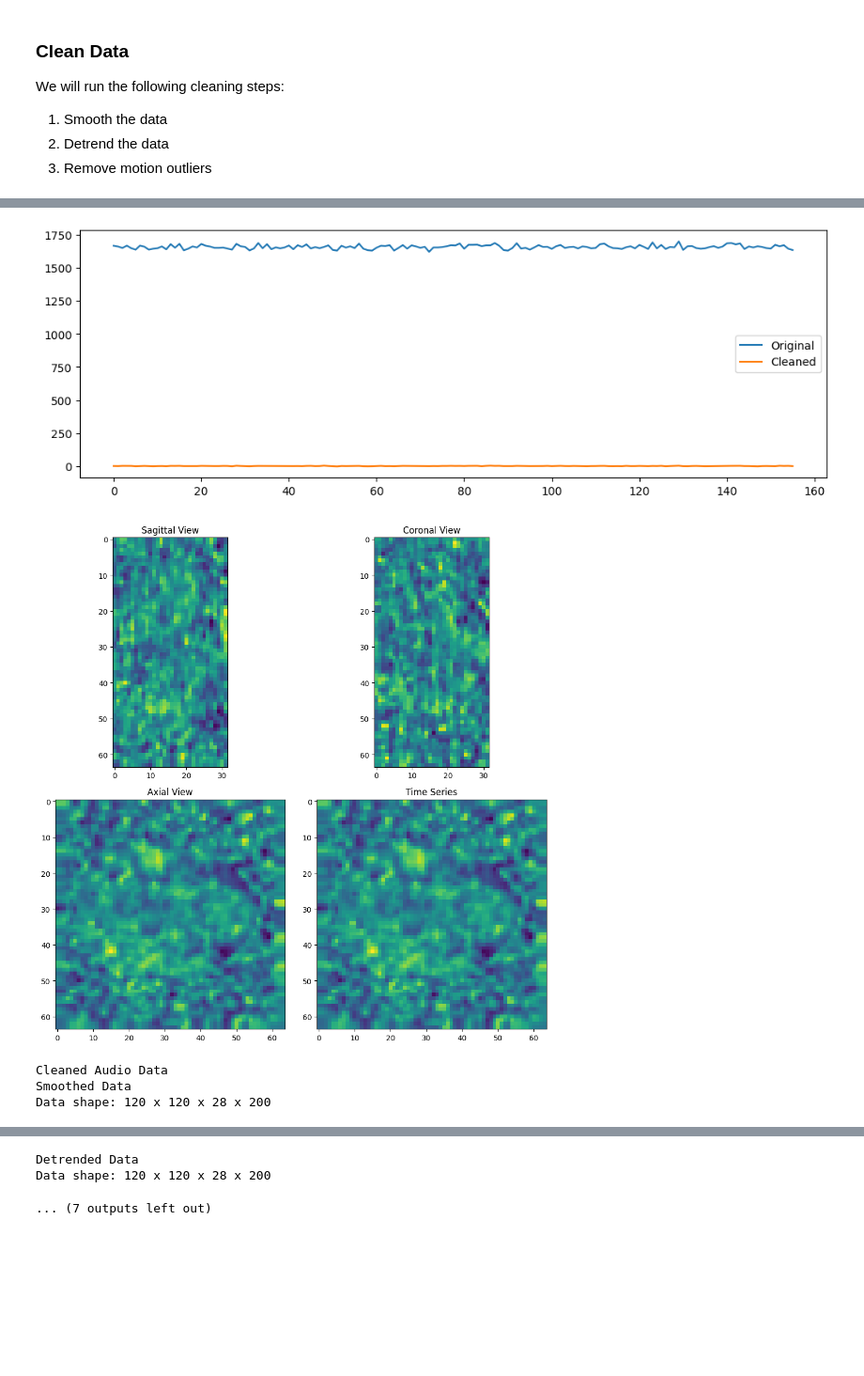
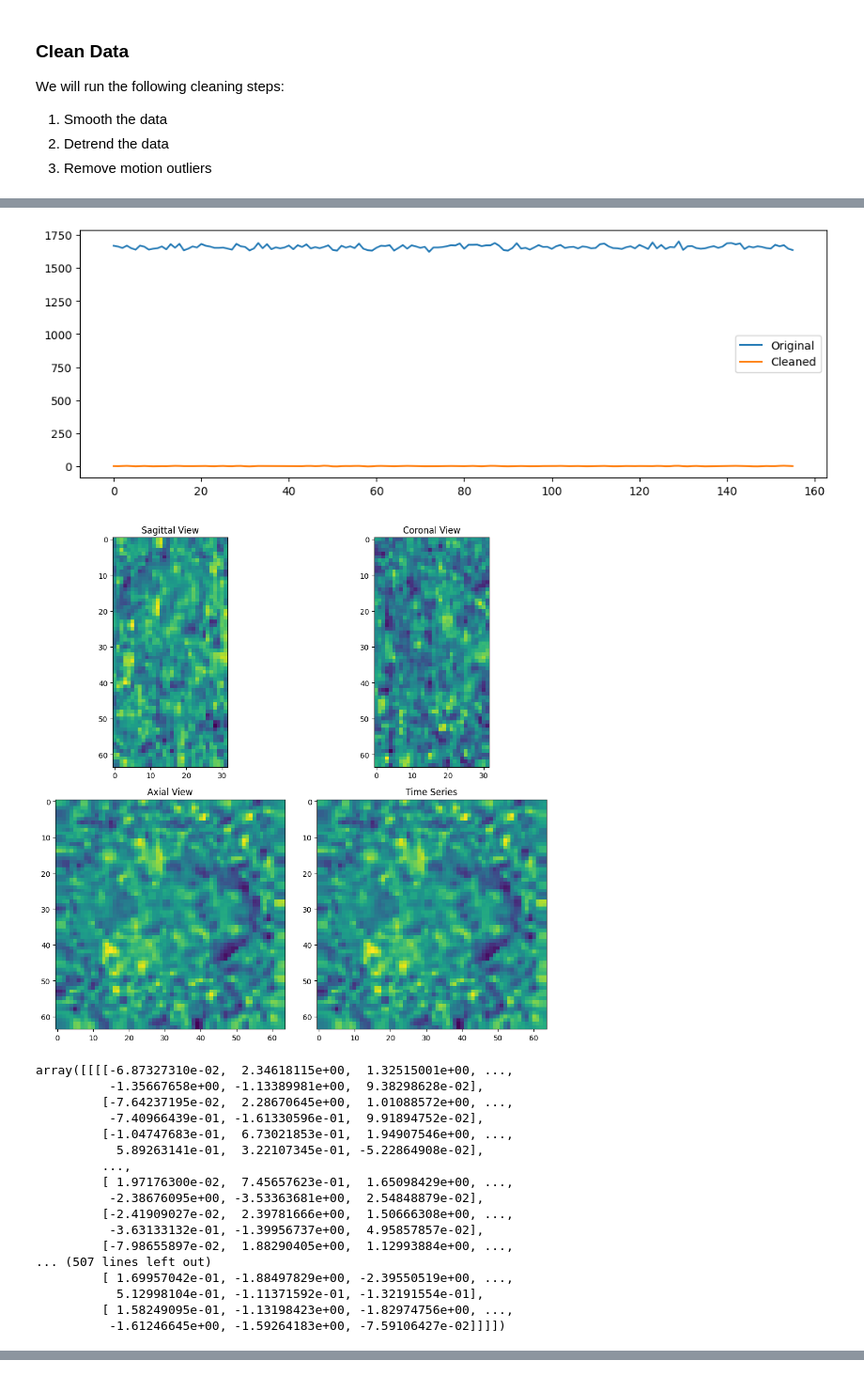
Before and after one commit to Jaslavie/attention, a Jupyter notebook: scripts/preprocessing.ipynb, the cells around one changed output, grey strips where cells are left out. Shown at 94% size. Drawn from its saved outputs; the diff is of its cells as text; code cells hidden in the pictures; blank space fills up the shorter version.

Commit message:
readded data and added data quality checking

```diff
--- a/scripts/preprocessing.ipynb
+++ b/scripts/preprocessing.ipynb
@@ -19,6 +20,7 @@ results_path = "../results"
 def load_data(data_path):
     """
     Load all fMRI data from the data directory
+    returns a list of nifti objects inside of a data array
     """
     # Check if the data path exists
     if not os.path.exists(data_path):
@@ -26,12 +28,12 @@ def load_data(data_path):
 
     dataset = []
     data_path = os.path.join(data_path, '')
-    pattern = os.path.join(data_path, 'sub-*/func/*.nii.gz')
+    pattern = os.path.join(data_path, 'sub-*', 'func', '*.nii.gz')
     files = glob.glob(pattern, recursive=True)
 
     # Check if the file exists
     if not files:
-        raise FileNotFoundError("No files found in the {pattern}")
+        raise FileNotFoundError("No files found in the", pattern)
 
     for file in files:
         try:
@@ -47,16 +49,12 @@ def load_data(data_path):
 
     return dataset
 
-# load datasets
-data_path_audio = "../data/audio"
-data_path_visual = "../data/visual"
-
-dataset_audio = load_data(data_path_audio)
-dataset_visual = load_data(data_path_visual)
-
-print(len(dataset_audio))
-print(dataset_audio[0])
-
-print(len(dataset_visual))
-print(dataset_visual[0])
+# load datasetsx
+try:
+    data_path_visual = os.path.join(os.path.dirname(os.getcwd()), "data")
+    print("looking for data in:", data_path_visual)
+    dataset_visual = load_data(data_path_visual)
+    print("Final dataset array:", dataset_visual)
+except Exception as e:
+    print(f"Error loading data: {str(e)}")
 # %% [output]
@@ -296,7 +159,14 @@ def detrend_data(smoothed_data, data):
     Detrend the data by removing frequency noise
     """
     TR = smoothed_data.header['pixdim'][4] # get the reptition time from the header
-    func_d= nli.image.clean_img(smoothed_data, detrend=True, standardize=True, t_r=TR, confounds=None)
+    func_d= nli.image.clean_img(
+        smoothed_data,
+        detrend=True,
+        standardize='zscore',
+        t_r=TR,
+        low_pass=0.1,
+        high_pass=0.01
+    )
 
     print("Detrended Data")
     plot_data(func_d, data)
@@ -319,7 +189,11 @@ def remove_motion_outliers(func_d, data):
             # extract the motion parameters
             motion_params = ts_confounds[['trans_x', 'trans_y', 'trans_z', 'rot_x', 'rot_y', 'rot_z']]
             # regress the motion parameters from the data
-            cleaned_data = nli.clean_img(func_d, confounds = motion_params)
+            cleaned_data = nli.clean_img(
+                func_d,
+                confounds = motion_params,
+                standardize = False
+            )
         except Exception as e:
             print(f"Error processing {tsv_file}: {str(e)}")
             continue
@@ -379,9 +253,6 @@ def clean_data(data):
 print("Cleaned Visual Data")
 clean_data_visual = clean_data(dataset_visual[0])
 visualize_data(clean_data_visual)
-print("Cleaned Audio Data")
-clean_data_audio = clean_data(dataset_audio[0])
-visualize_data(clean_data_audio)
 # %% [output]
 Cleaned Visual Data
 Smoothed Data
@@ -393,9 +279,23 @@ Data shape: 64 x 64 x 32 x 156
 Motion Outliers Removed Data
 Data shape: 64 x 64 x 32 x 156
 [figure]
 Data shape: 64 x 64 x 32 x 156
 [figure]
-[figure, old version]
+[figure, new version]
-Cleaned Audio Data
-Smoothed Data
-Data shape: 120 x 120 x 28 x 200
+array([[[[-6.87327310e-02,  2.34618115e+00,  1.32515001e+00, ...,
+          -1.35667658e+00, -1.13389981e+00,  9.38298628e-02],
+         [-7.64237195e-02,  2.28670645e+00,  1.01088572e+00, ...,
+          -7.40966439e-01, -1.61330596e-01,  9.91894752e-02],
+         [-1.04747683e-01,  6.73021853e-01,  1.94907546e+00, ...,
+           5.89263141e-01,  3.22107345e-01, -5.22864908e-02],
+         ...,
+         [ 1.97176300e-02,  7.45657623e-01,  1.65098429e+00, ...,
+          -2.38676095e+00, -3.53363681e+00,  2.54848879e-02],
+         [-2.41909027e-02,  2.39781666e+00,  1.50666308e+00, ...,
+          -3.63133132e-01, -1.39956737e+00,  4.95857857e-02],
+         [-7.98655897e-02,  1.88290405e+00,  1.12993884e+00, ...,
+... (507 lines left out)
+         [ 1.69957042e-01, -1.88497829e+00, -2.39550519e+00, ...,
+           5.12998104e-01, -1.11371592e-01, -1.32191554e-01],
+         [ 1.58249095e-01, -1.13198423e+00, -1.82974756e+00, ...,
+          -1.61246645e+00, -1.59264183e+00, -7.59106427e-02]]]])
@@ -403,3 +301,0 @@ Data shape: 120 x 120 x 28 x 200
-Detrended Data
-Data shape: 120 x 120 x 28 x 200
-... (7 outputs left out)
```
Also changed, not shown: parts of 8 cells of this notebook, 2 other files.
